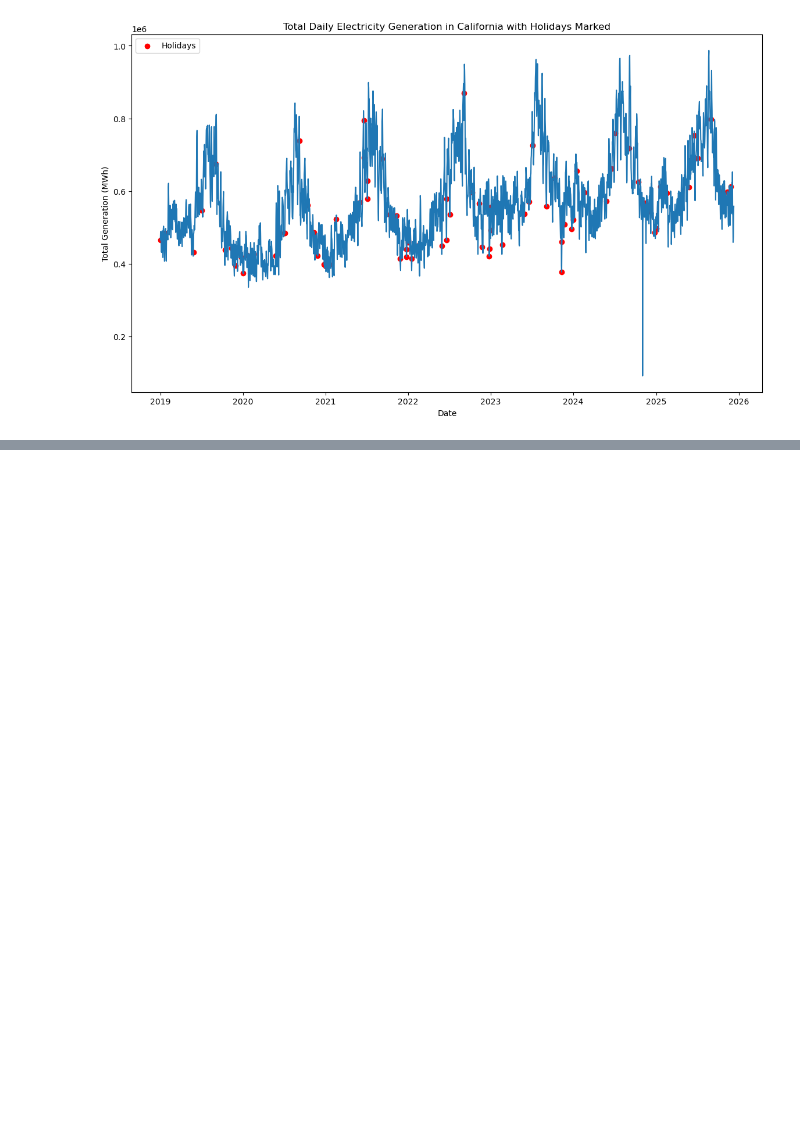
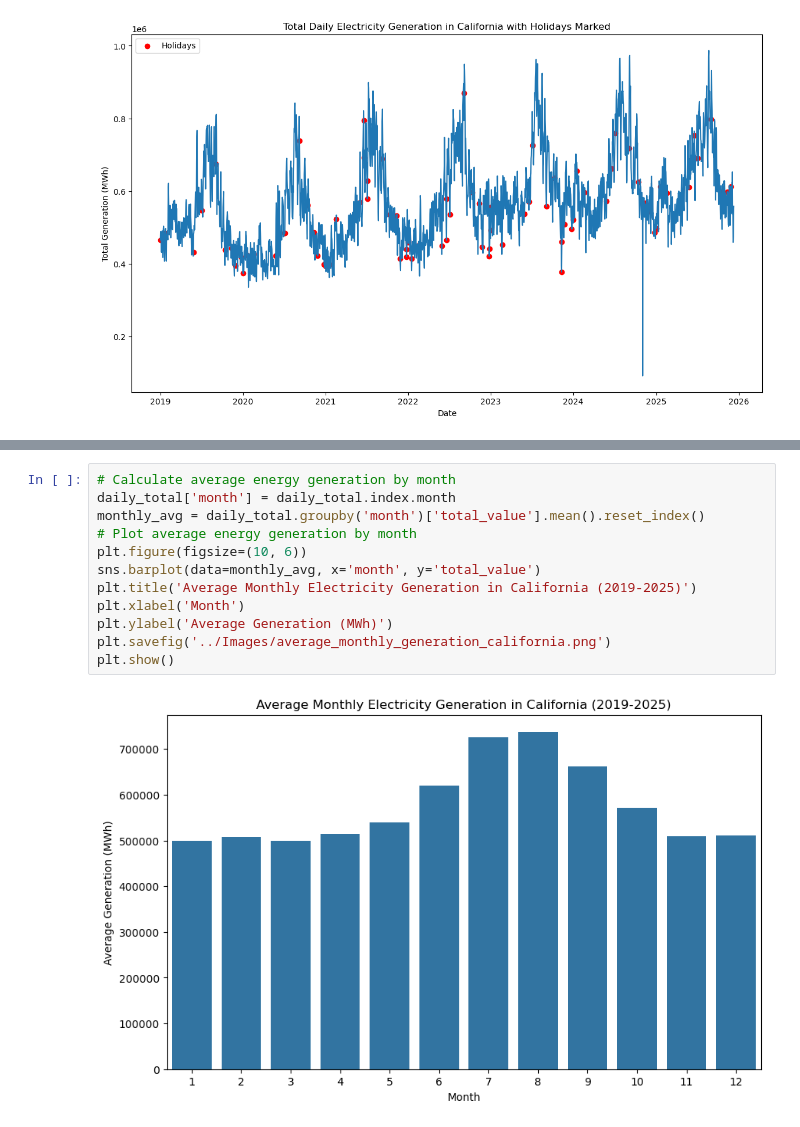
Before and after one commit to Jibu24/Energy_Demand_Forecasting, a Jupyter notebook: Notebooks/EDA_1.ipynb, the cells around one changed output, grey strips where cells are left out. Drawn from its saved outputs; the diff is of its cells as text; blank space fills up the shorter version.

Commit message:
Adding images and updating readme

```diff
--- a/Notebooks/EDA_1.ipynb
+++ b/Notebooks/EDA_1.ipynb
@@ -330,0 +330,14 @@ plt.savefig('../Images/california_total_generation_november_2025_weekends.png')
+# %%
+# Calculate average energy generation by month
+daily_total['month'] = daily_total.index.month
+monthly_avg = daily_total.groupby('month')['total_value'].mean().reset_index()
+# Plot average energy generation by month
+plt.figure(figsize=(10, 6))
+sns.barplot(data=monthly_avg, x='month', y='total_value')
+plt.title('Average Monthly Electricity Generation in California (2019-2025)')
+plt.xlabel('Month')
+plt.ylabel('Average Generation (MWh)')
+plt.savefig('../Images/average_monthly_generation_california.png')
+plt.show()
+# %% [output]
+[figure, added]
```
Also changed, not shown: parts of 5 cells of this notebook, 6 other files.
